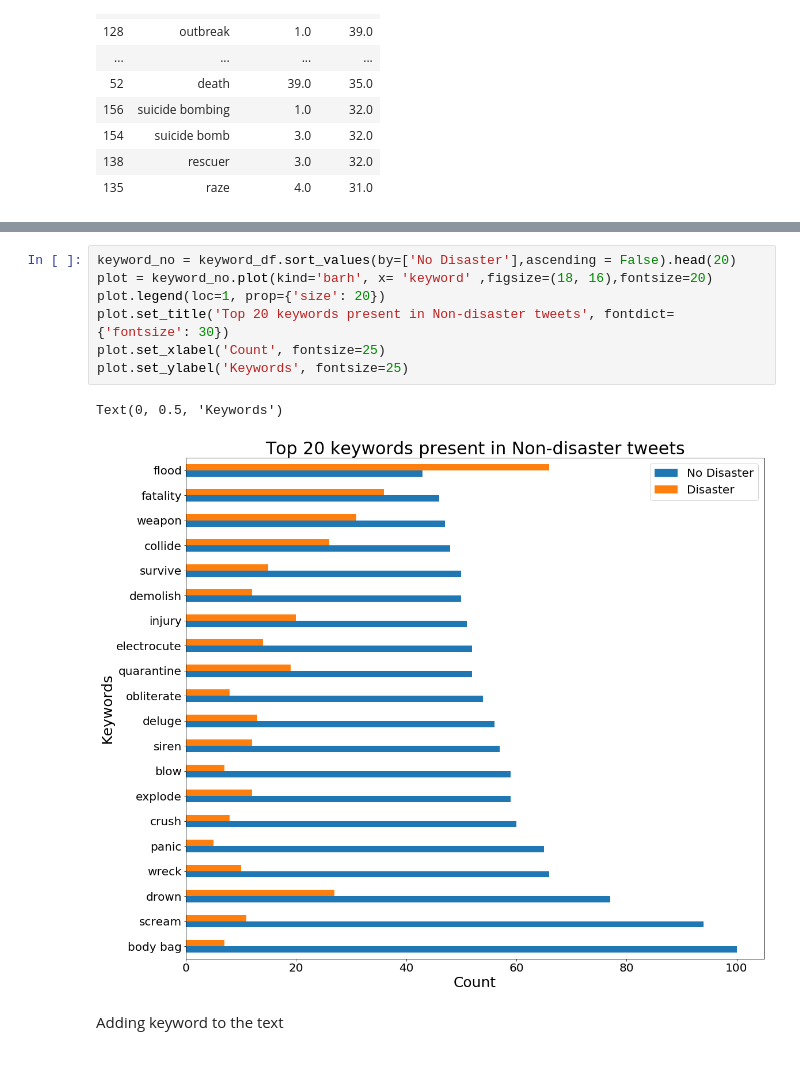
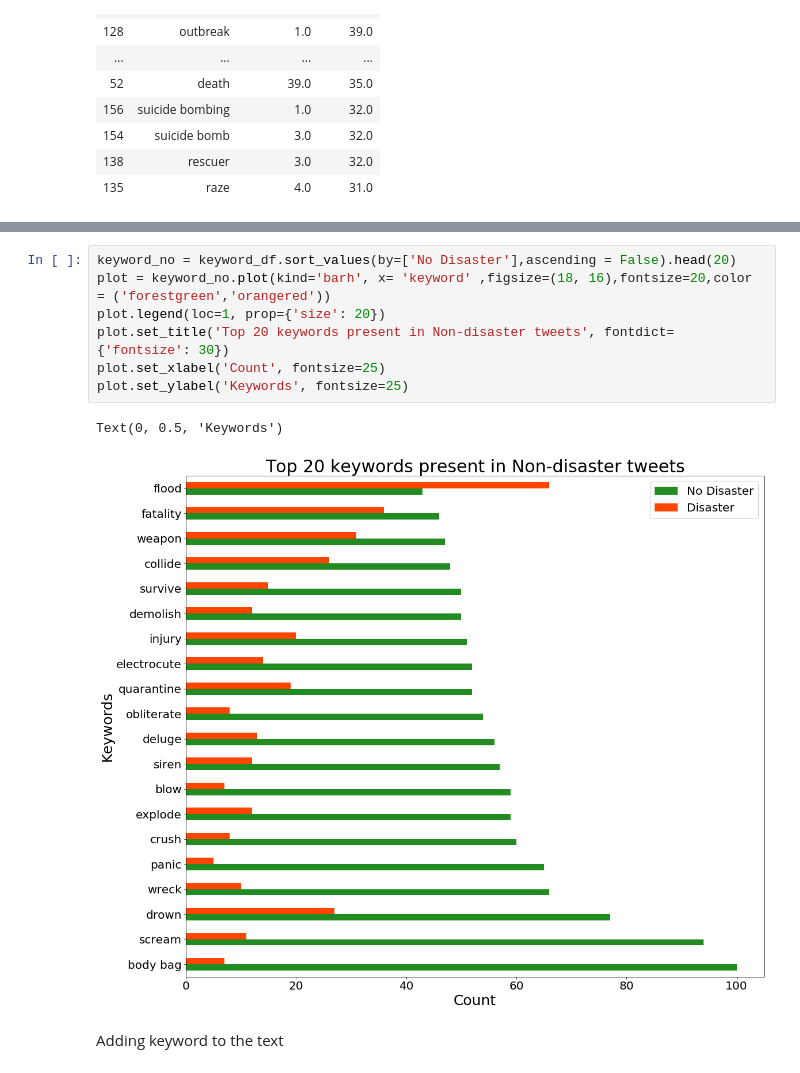
Before and after one commit to ShashankSharma26/Disaster-or-not-NLP-with-tweets, a Jupyter notebook: Data Modelling/Disaster or not- Data Modelling.ipynb, the cells around one changed output, grey strips where cells are left out. Saved outputs shown, nothing was run; the diff lists cells and outputs as text.

```diff
--- a/Data Modelling/Disaster or not- Data Modelling.ipynb
+++ b/Data Modelling/Disaster or not- Data Modelling.ipynb
@@ -126,13 +139,13 @@ Text(0, 0.5, 'Keywords')
 # %%
 keyword_no = keyword_df.sort_values(by=['No Disaster'],ascending = False).head(20)
-plot = keyword_no.plot(kind='barh', x= 'keyword' ,figsize=(18, 16),fontsize=20)
+plot = keyword_no.plot(kind='barh', x= 'keyword' ,figsize=(18, 16),fontsize=20,color = ('forestgreen','orangered'))
 plot.legend(loc=1, prop={'size': 20})
 plot.set_title('Top 20 keywords present in Non-disaster tweets', fontdict={'fontsize': 30})
 plot.set_xlabel('Count', fontsize=25)
 plot.set_ylabel('Keywords', fontsize=25)
 # %% [output]
 Text(0, 0.5, 'Keywords')
-[figure, old version]
+[figure, new version]
 # %% [markdown]
 Adding keyword to the text
 # %%
```
Also changed, not shown: parts of 5 cells of this notebook.
